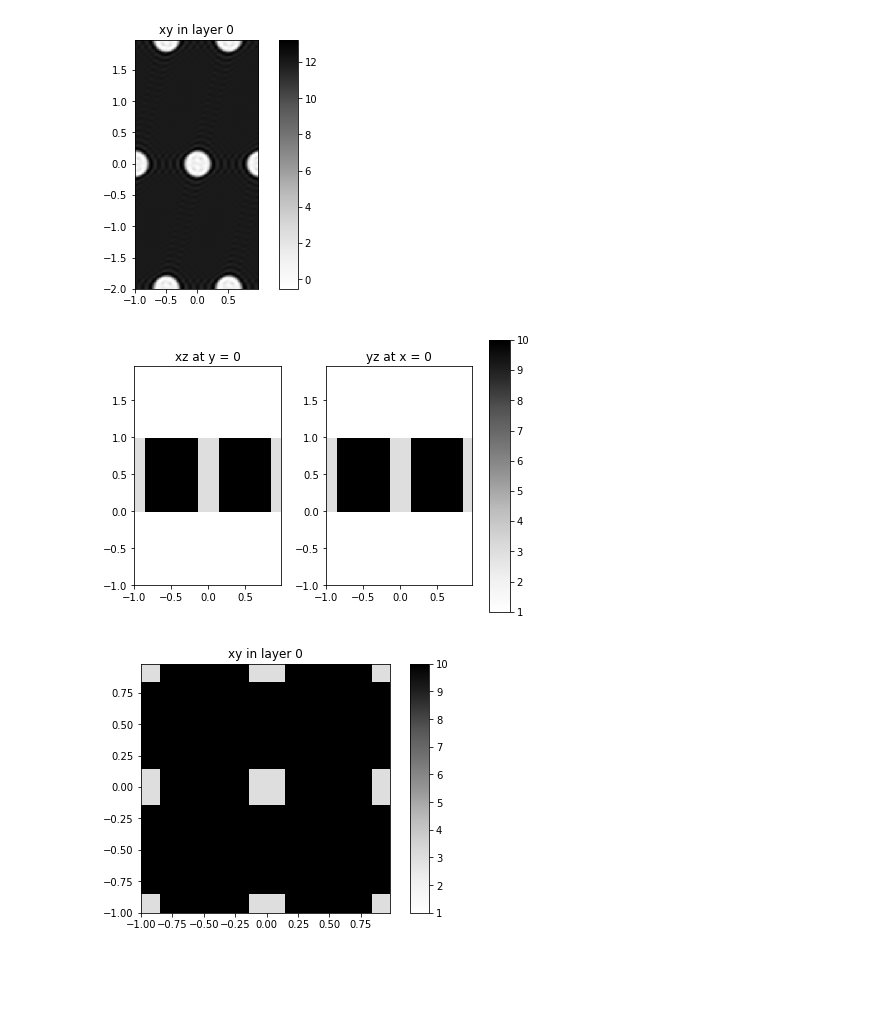
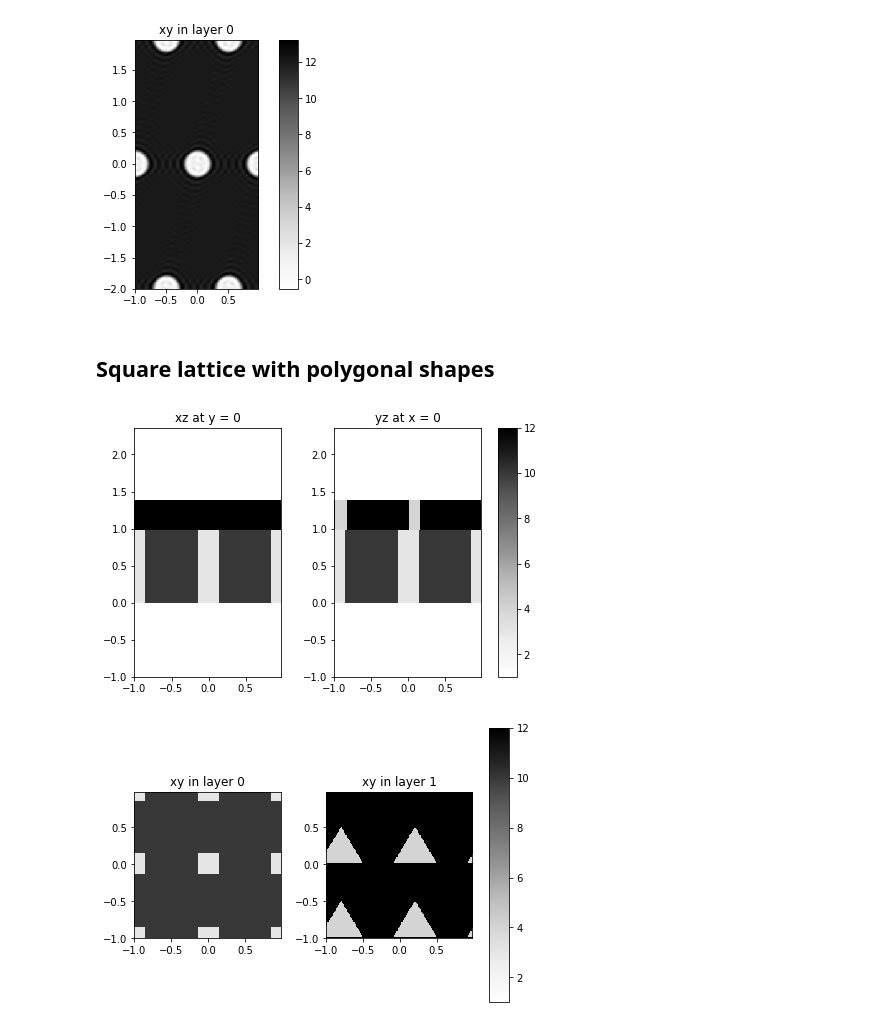
Before and after one commit to fancompute/legume, a Jupyter notebook: Notebooks/test_gme.ipynb, the cells around one changed output. Saved outputs shown, nothing was run; the diff lists cells and outputs as text; code cells hidden in the pictures; blank space fills up the shorter version.

Commit message:
Added a notebook showcasing all the Shapes capabilities

```diff
--- a/Notebooks/test_gme.ipynb
+++ b/Notebooks/test_gme.ipynb
@@ -70,25 +79,26 @@ gme = GuidedModeExp(phc, gmax=5)
 gme.plot_overview_ft()
 # %% [output]
 [figure]
+# %% [markdown]
+## Square lattice with polygonal shapes
 # %%
 # Initialize a lattice
 lattice = Lattice('square')
 
 # We can also do polygonal shapes
 phc = PhotCryst(lattice)
 phc.add_layer(d=1, eps_b=10)
 
 # Square; note that both PhotCryst and Layer classes have add_shape() methods
 phc.layers[-1].add_shape('square', {'x_cent': 0, 'y_cent': 0, 'a': 0.3, 'eps': 3})
+
+# Arbitrary polygon
+phc.add_layer(d=0.4, eps_b=12)
+phc.layers[-1].add_shape('poly', {'x_edges': [-0.1, 0.5, 0.2], 'y_edges': [0, 0, 0.5], 'eps': 4})
 phc.plot_overview()
-
-# # Arbitrary polygon
-# phc.add_layer(d=0.4, eps_b=8)
-# phc.layers[-1].add_shape('poly', {'x_edges': [-0.1, 0.5, 0.2], 'y_edges': [0, 0, 0.5], 'eps': 4})
-# phc.plot_overview()
 # %% [output]
-[figure, old version]
+[figure, new version]
-[figure, old version]
+[figure, new version]
 # %%
 gme = GuidedModeExp(phc, gmax=5)
 gme.plot_overview_ft()
```
Also changed, not shown: parts of 8 cells of this notebook, 4 other files.
